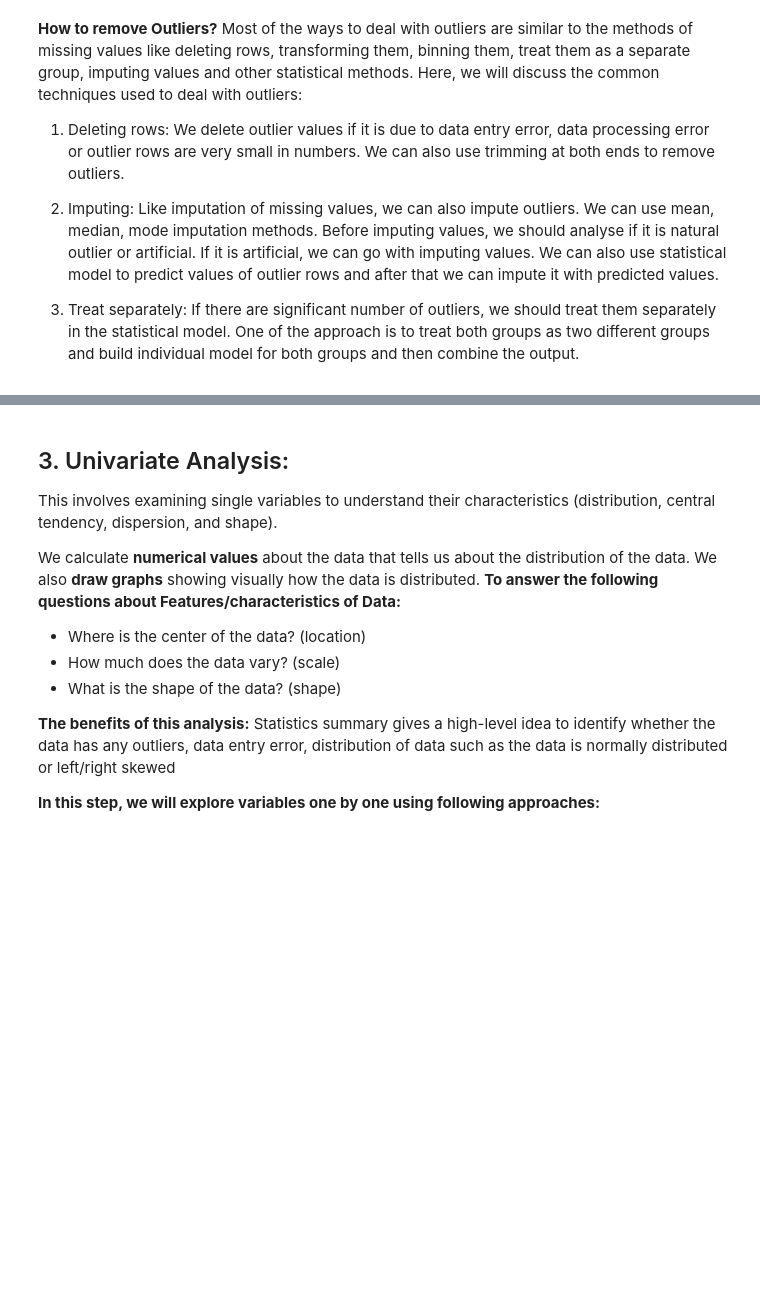
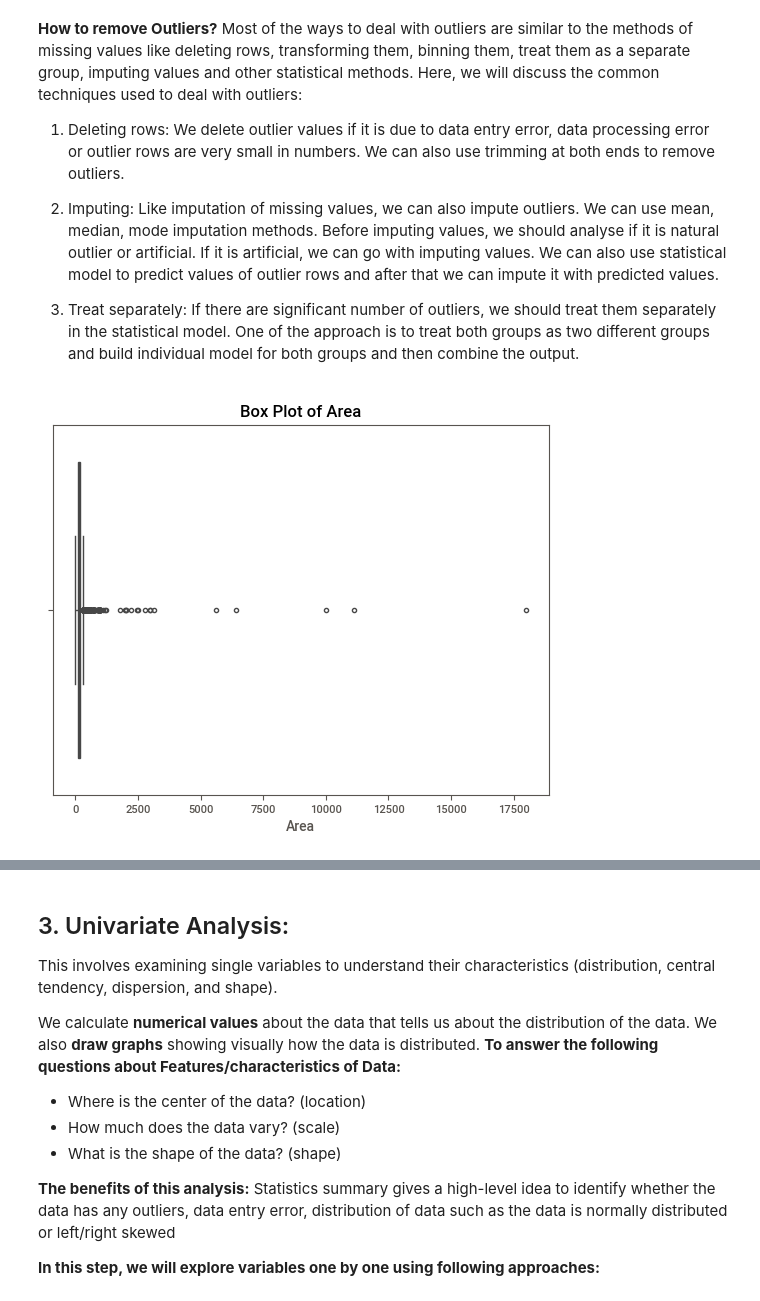
Before and after one commit to Tuwaiq-DS-ML-bootcamp-V-8/Usecase-6-Project-3, a Jupyter notebook: EDA explain template.ipynb, the cells around one changed output, grey strips where cells are left out. Drawn from its saved outputs; the diff is of its cells as text; code cells hidden in the pictures; blank space fills up the shorter version.

```diff
--- a/EDA explain template.ipynb
+++ b/EDA explain template.ipynb
@@ -293,0 +441,7 @@ Most of the ways to deal with outliers are similar to the methods of missing val
+# %%
+sns.boxplot(x=r['area'])
+plt.title('Box Plot of Area')
+plt.xlabel('Area')
+plt.show()
+# %% [output]
+[figure, added]
```
Also changed, not shown: parts of 45 cells of this notebook, 1 other file.
